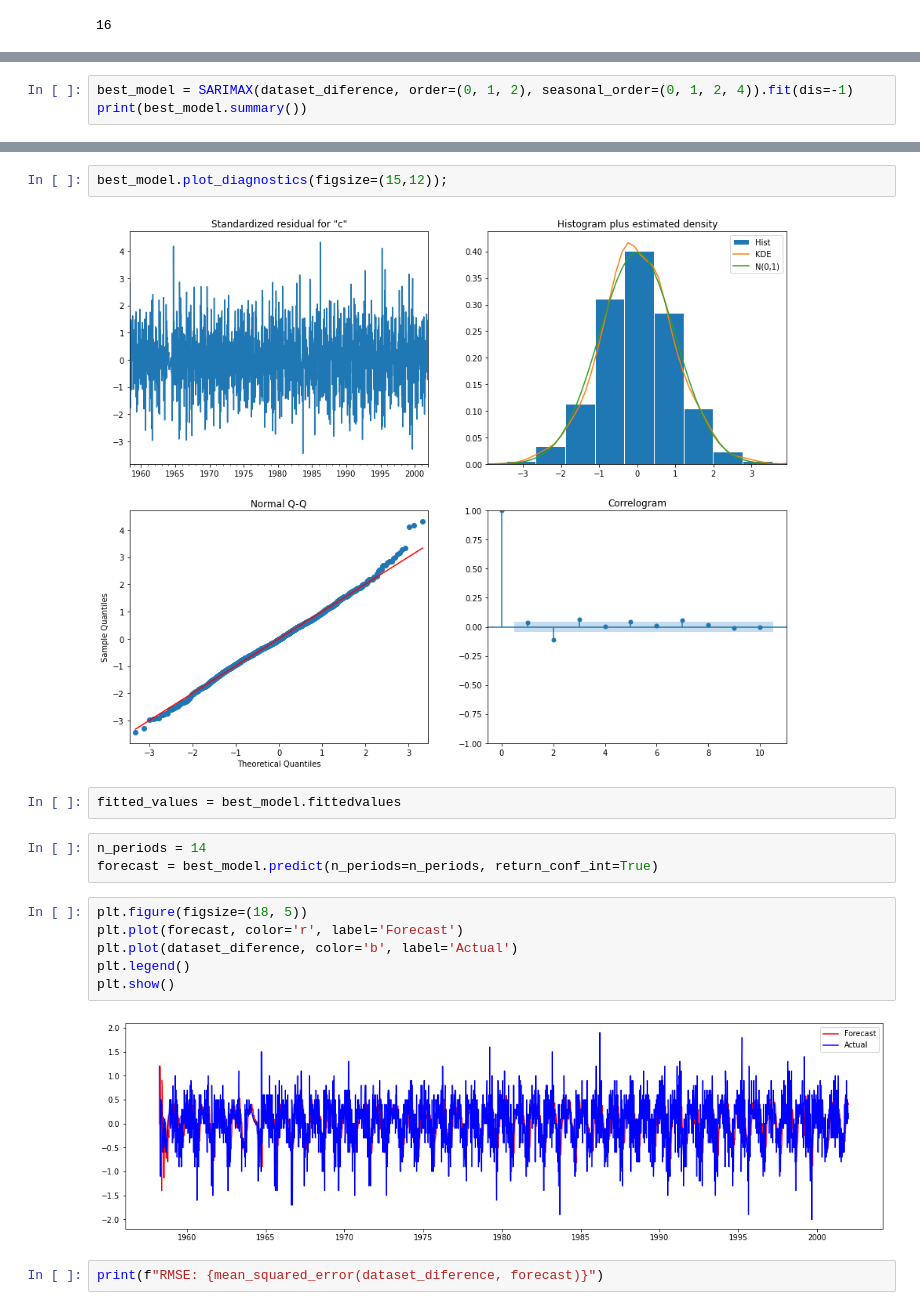
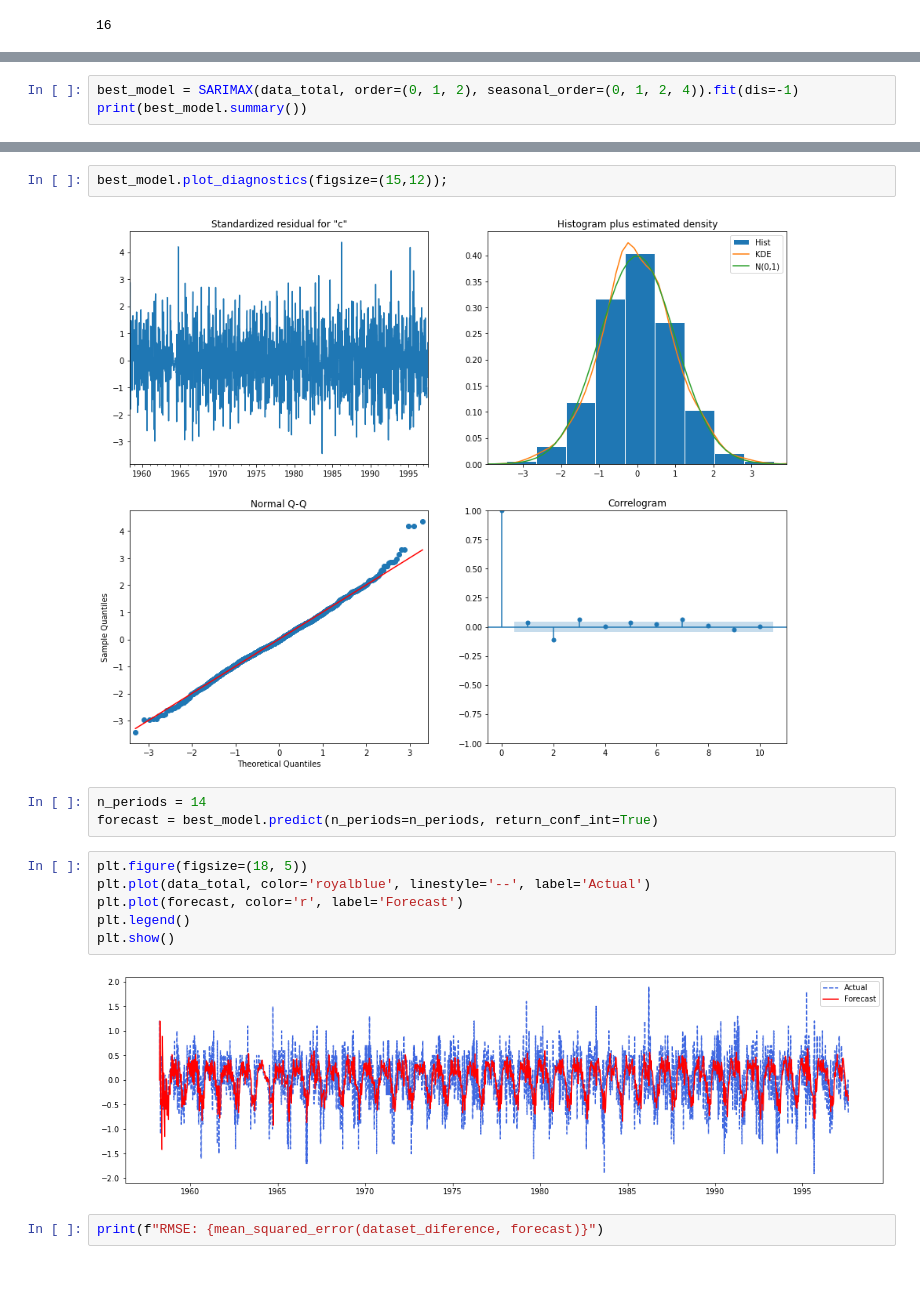
Before and after one commit to ThierrryScotto/Time-Series-Forecasting-Atmospheric-CO2, a Jupyter notebook: time_series_forecasting_atmospheric_co2.ipynb, the cells around one changed output, grey strips where cells are left out. Drawn from its saved outputs; the diff is of its cells as text; blank space fills up the shorter version.

```diff
--- a/time_series_forecasting_atmospheric_co2.ipynb
+++ b/time_series_forecasting_atmospheric_co2.ipynb
@@ -607,5 +613,5 @@ Please use `tqdm.notebook.tqdm` instead of `tqdm.tqdm_notebook`
 # %%
-best_model = SARIMAX(dataset_diference, order=(0, 1, 2), seasonal_order=(0, 1, 2, 4)).fit(dis=-1)
+best_model = SARIMAX(data_total, order=(0, 1, 2), seasonal_order=(0, 1, 2, 4)).fit(dis=-1)
 print(best_model.summary())
 # %% [output]
                                      SARIMAX Results
@@ -628,20 +634,18 @@ Warnings:
 # %%
 best_model.plot_diagnostics(figsize=(15,12));
 # %% [output]
-[figure, old version]
+[figure, new version]
-# %%
-fitted_values = best_model.fittedvalues
 # %%
 n_periods = 14
 forecast = best_model.predict(n_periods=n_periods, return_conf_int=True)
 # %%
 plt.figure(figsize=(18, 5))
+plt.plot(data_total, color='royalblue', linestyle='--', label='Actual')
 plt.plot(forecast, color='r', label='Forecast')
-plt.plot(dataset_diference, color='b', label='Actual')
 plt.legend()
 plt.show()
 # %% [output]
-[figure, old version]
+[figure, new version]
 # %%
 print(f"RMSE: {mean_squared_error(dataset_diference, forecast)}")
 # %% [output]
```
Also changed, not shown: parts of 13 cells of this notebook.
